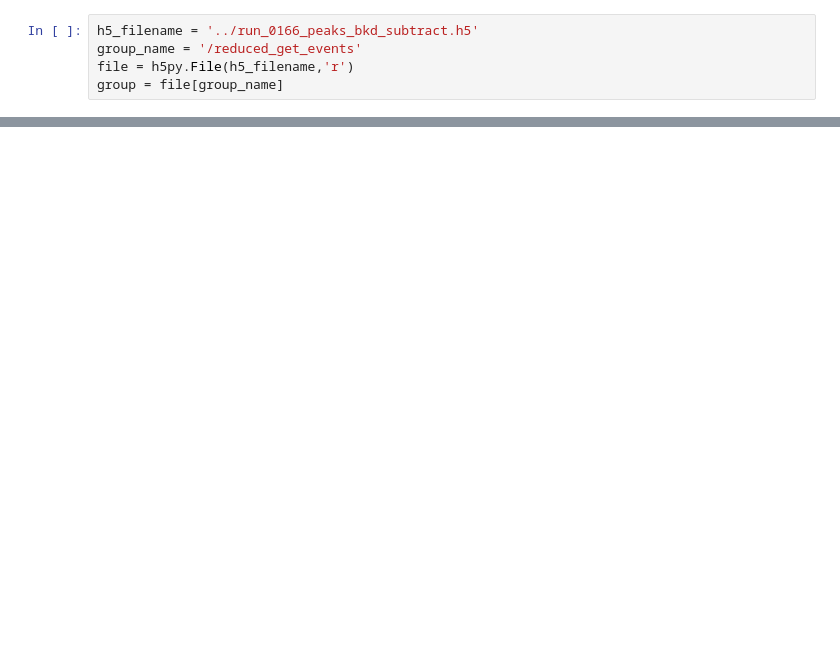
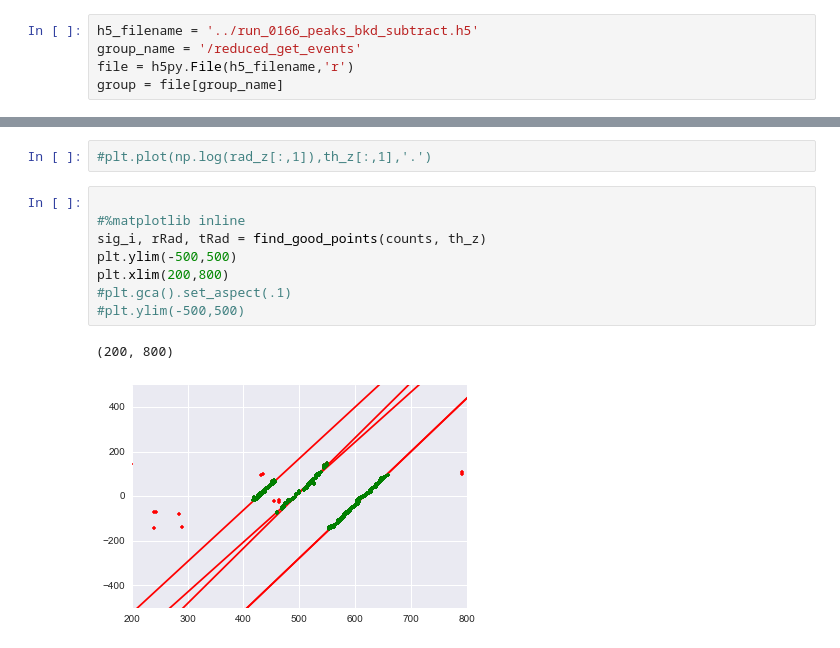
Before and after one commit to mpkuchera/Hough, a Jupyter notebook: Hough_transform.ipynb, the cells around one changed output, grey strips where cells are left out. Saved outputs shown, nothing was run; the diff lists cells and outputs as text; blank space fills up the shorter version.

```diff
--- a/Hough_transform.ipynb
+++ b/Hough_transform.ipynb
@@ -102,0 +314,13 @@ a, b = hough_circle(xyz);
+# %%
+#plt.plot(np.log(rad_z[:,1]),th_z[:,1],'.')
+# %%
+
+#%matplotlib inline
+sig_i, rRad, tRad = find_good_points(counts, th_z)
+plt.ylim(-500,500)
+plt.xlim(200,800)
+#plt.gca().set_aspect(.1)
+#plt.ylim(-500,500)
+# %% [output]
+(200, 800)
+[figure, added]
```
Also changed, not shown: parts of 19 cells of this notebook.
